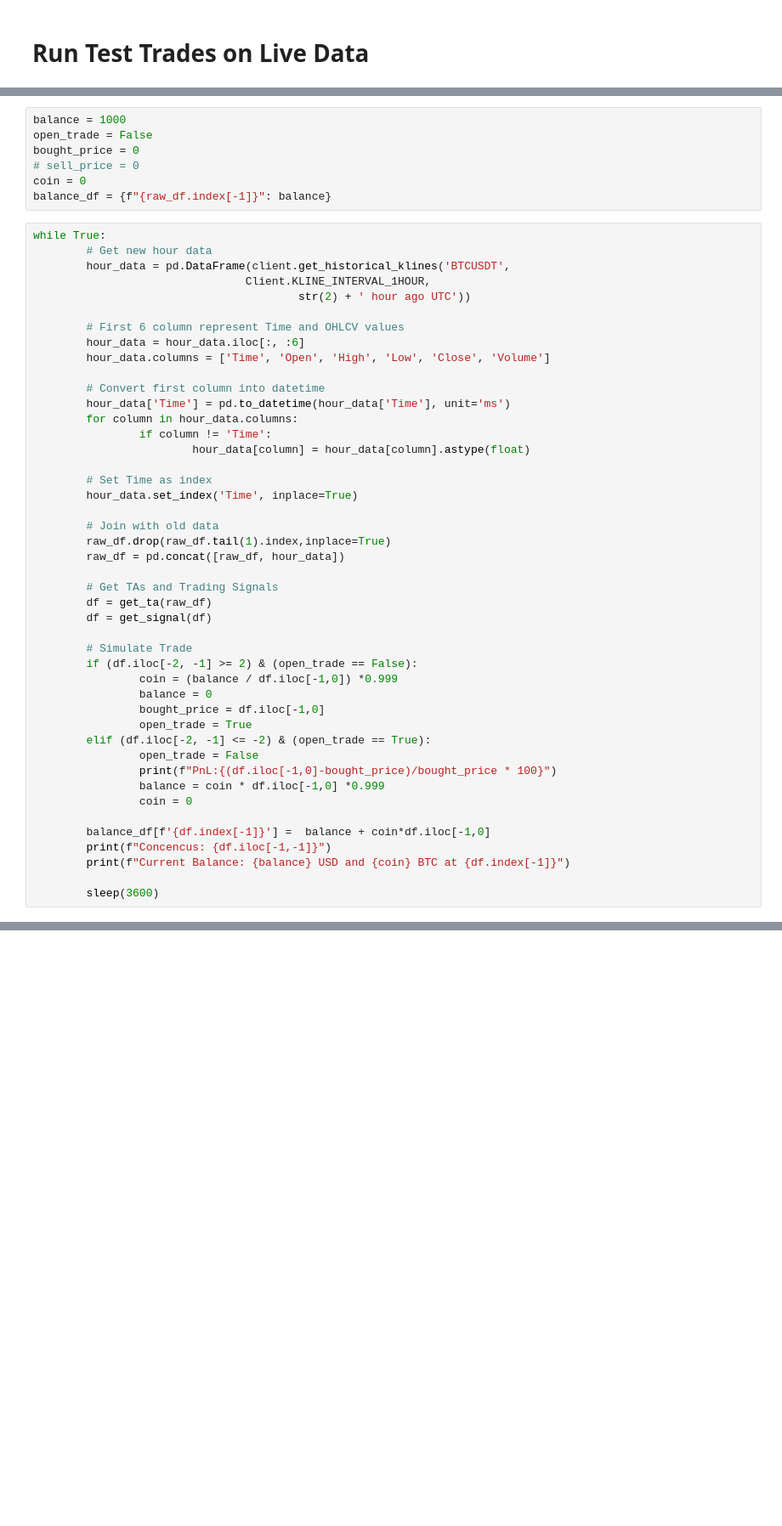
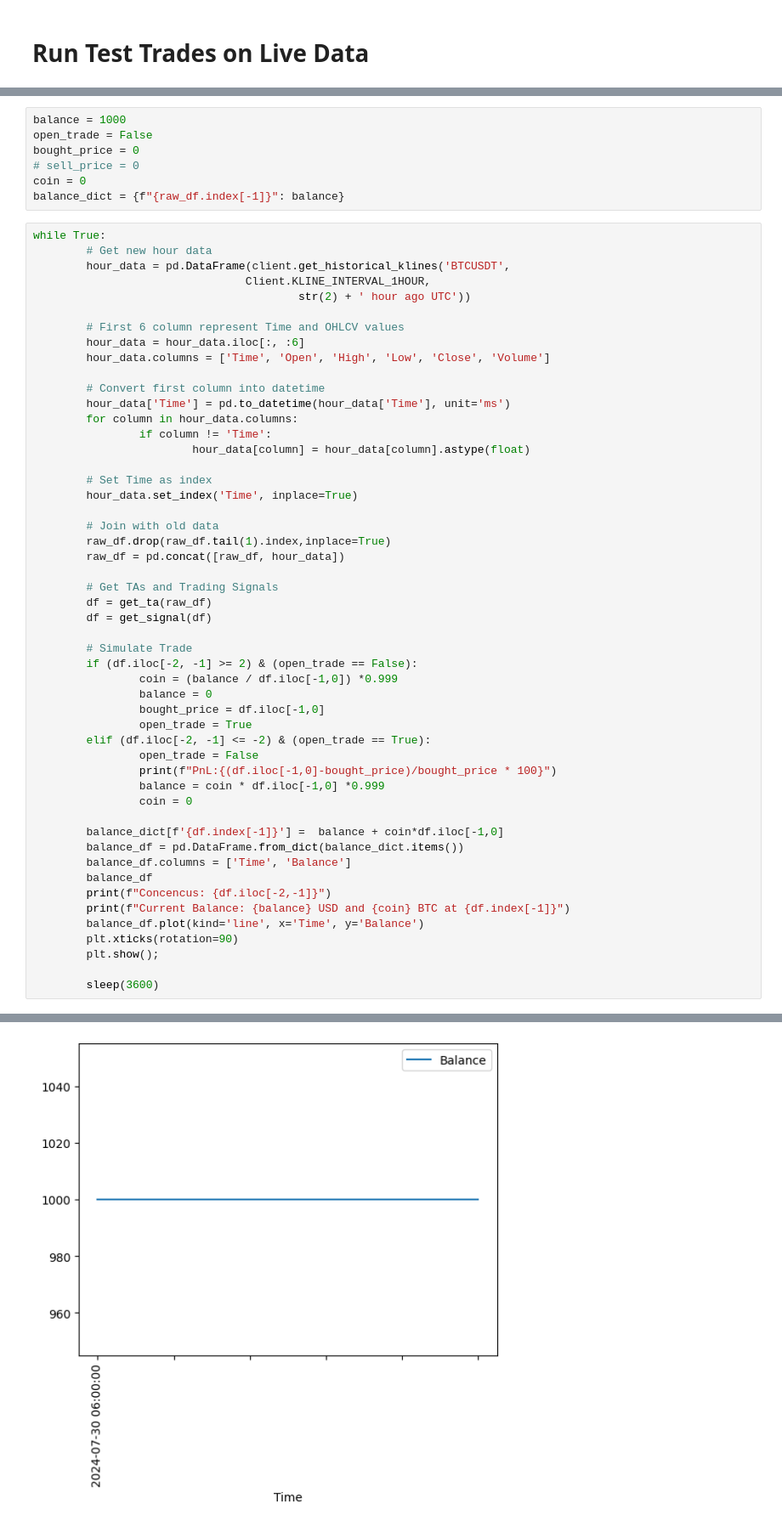
Before and after one commit to nolanspecter/binance_trading_bot, a Jupyter notebook: bot.ipynb, the cells around one changed output, grey strips where cells are left out. Shown at 85% size. Cells and saved outputs as stored; diff of their text form; blank space fills up the shorter version.

Commit message:
Added balance visualization

```diff
--- a/bot.ipynb
+++ b/bot.ipynb
@@ -209,7 +210,7 @@ open_trade = False
 bought_price = 0
 # sell_price = 0
 coin = 0
-balance_df = {f"{raw_df.index[-1]}": balance}
+balance_dict = {f"{raw_df.index[-1]}": balance}
 # %%
 while True:
         # Get new hour data
@@ -250,9 +251,15 @@ while True:
                 balance = coin * df.iloc[-1,0] *0.999
                 coin = 0
 
-        balance_df[f'{df.index[-1]}'] =  balance + coin*df.iloc[-1,0]
-        print(f"Concencus: {df.iloc[-1,-1]}")
+        balance_dict[f'{df.index[-1]}'] =  balance + coin*df.iloc[-1,0]
+        balance_df = pd.DataFrame.from_dict(balance_dict.items())
+        balance_df.columns = ['Time', 'Balance']
+        balance_df
+        print(f"Concencus: {df.iloc[-2,-1]}")
         print(f"Current Balance: {balance} USD and {coin} BTC at {df.index[-1]}")
+        balance_df.plot(kind='line', x='Time', y='Balance')
+        plt.xticks(rotation=90)
+        plt.show();
 
         sleep(3600)
 # %% [output]
@@ -275,0 +266 @@ Current Balance: 950.5029282410817 USD and 0 BTC at 2024-07-30 06:00:00
+[figure, added]
```
Also changed, not shown: parts of 8 cells of this notebook, 1 other file.
